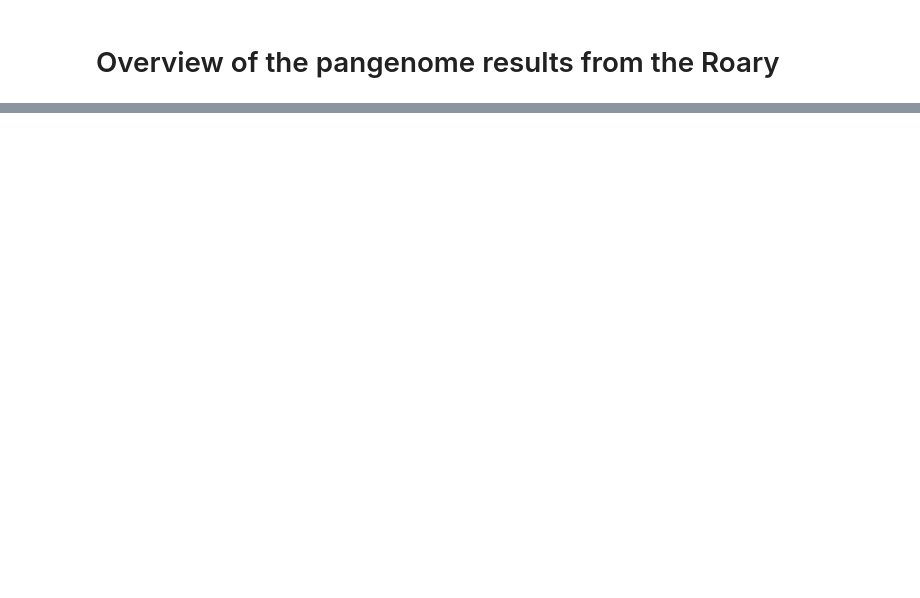
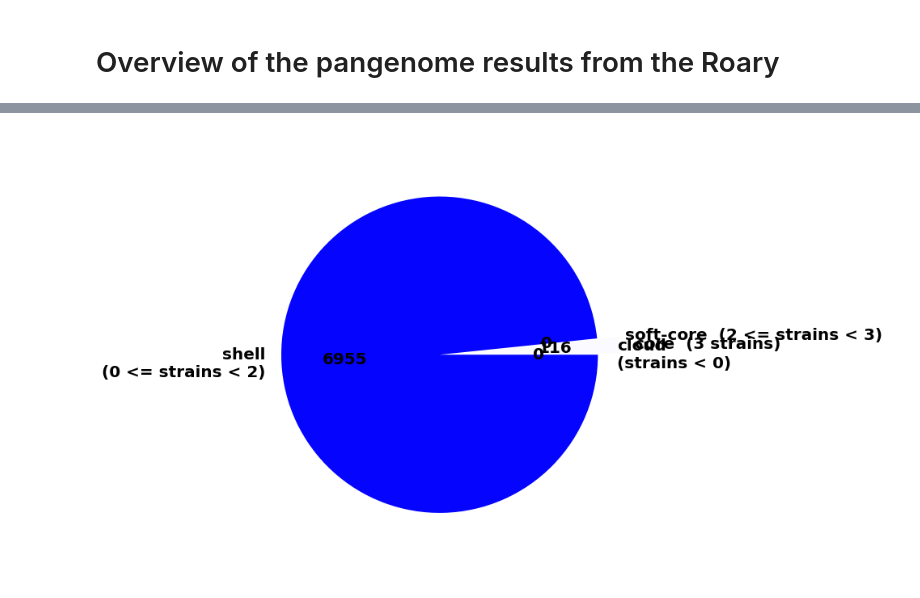
Before and after one commit to NBChub/bgcflow, a Jupyter notebook: workflow/notebook/04-roary-overview.ipynb, the cells around one changed output, grey strips where cells are left out. Cells and saved outputs as stored; diff of their text form; code cells hidden in the pictures; blank space fills up the shorter version.

```diff
--- a/workflow/notebook/04-roary-overview.ipynb
+++ b/workflow/notebook/04-roary-overview.ipynb
@@ -110,0 +60,4 @@ get_pan_pie_chart(df_gene_presence_binary)
+# %%
+plot_pan_pie_chart(df_gene_presence_binary, roary_dir)
+# %% [output]
+[figure, added]
```
Also changed, not shown: parts of 11 cells of this notebook.
